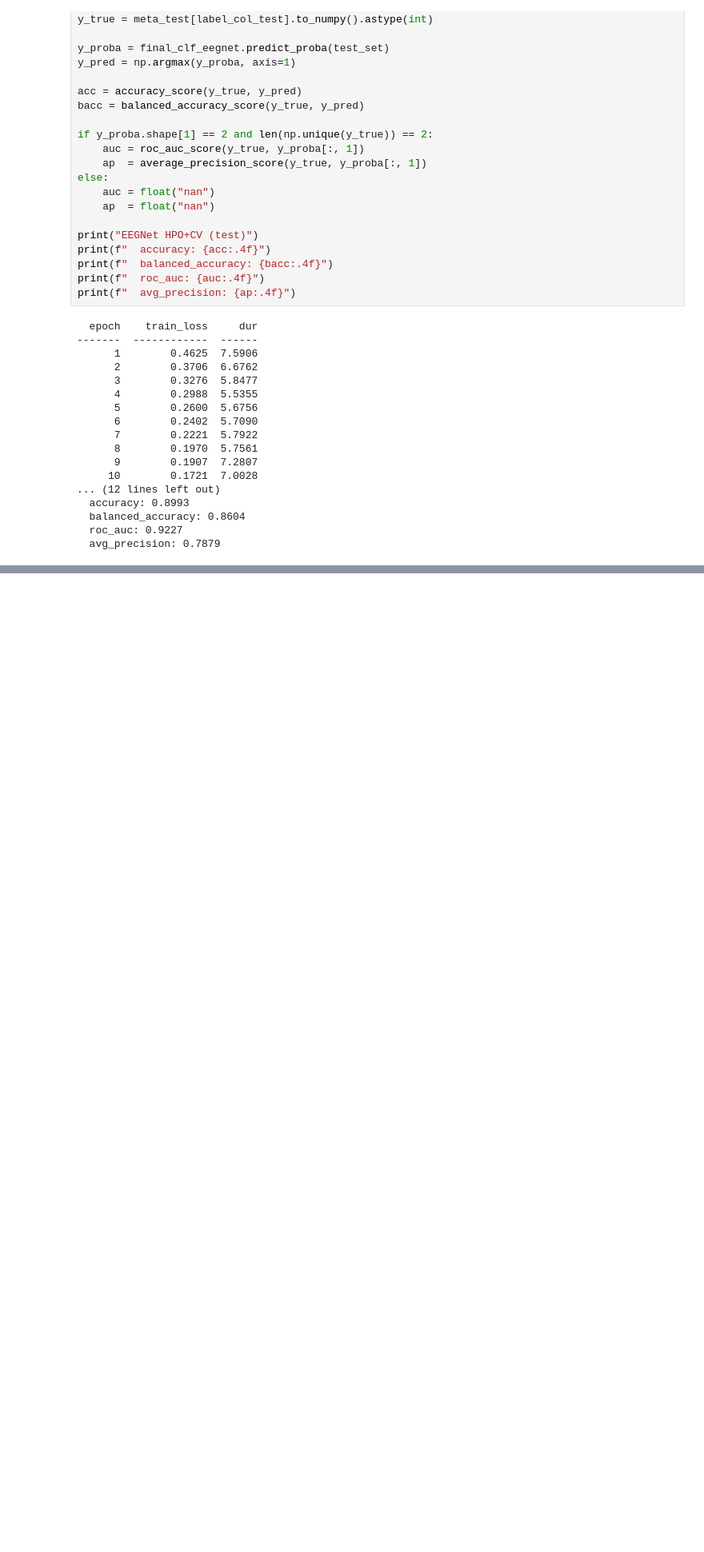
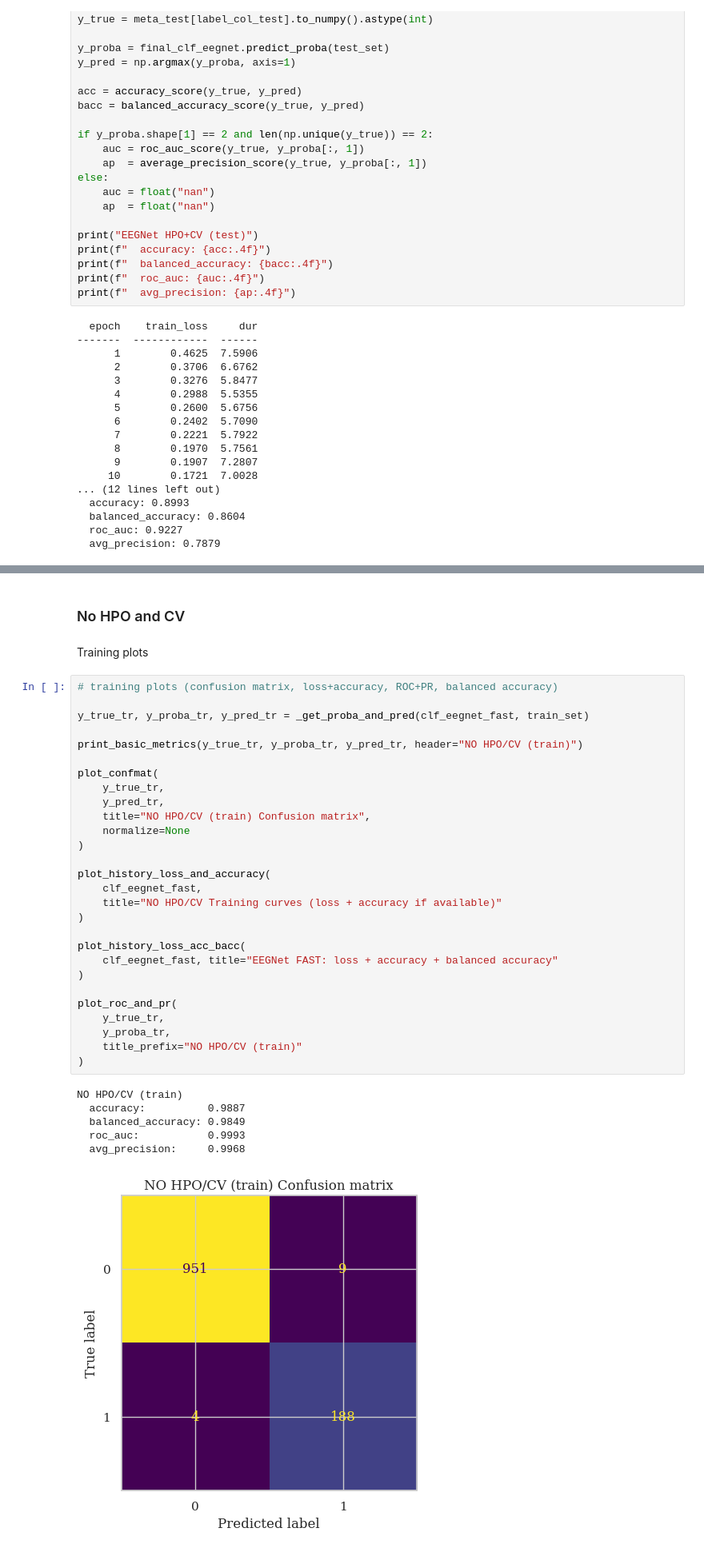
Before and after one commit to stratisvaldo/p300-personalisation-hyperscanning, a Jupyter notebook: Notebook/P300_pipeline_tutorial.ipynb, the cells around one changed output, grey strips where cells are left out. Shown at 80% size. Saved outputs shown, nothing was run; the diff lists cells and outputs as text; blank space fills up the shorter version.

Commit message:
added plots for eegnet part

```diff
--- a/Notebook/P300_pipeline_tutorial.ipynb
+++ b/Notebook/P300_pipeline_tutorial.ipynb
@@ -1678,0 +1964,39 @@ print(f"  avg_precision: {ap:.4f}")
+# %% [markdown]
+### No HPO and CV
+# %% [markdown]
+Training plots
+# %%
+# training plots (confusion matrix, loss+accuracy, ROC+PR, balanced accuracy)
+
+y_true_tr, y_proba_tr, y_pred_tr = _get_proba_and_pred(clf_eegnet_fast, train_set)
+
+print_basic_metrics(y_true_tr, y_proba_tr, y_pred_tr, header="NO HPO/CV (train)")
+
+plot_confmat(
+    y_true_tr,
+    y_pred_tr,
+    title="NO HPO/CV (train) Confusion matrix",
+    normalize=None
+)
+
+plot_history_loss_and_accuracy(
+    clf_eegnet_fast,
+    title="NO HPO/CV Training curves (loss + accuracy if available)"
+)
+
+plot_history_loss_acc_bacc(
+    clf_eegnet_fast, title="EEGNet FAST: loss + accuracy + balanced accuracy"
+)
+
+plot_roc_and_pr(
+    y_true_tr,
+    y_proba_tr,
+    title_prefix="NO HPO/CV (train)"
+)
+# %% [output]
+NO HPO/CV (train)
+  accuracy:          0.9887
+  balanced_accuracy: 0.9849
+  roc_auc:           0.9993
+  avg_precision:     0.9968
+[figure, added]
```
Also changed, not shown: parts of 17 cells of this notebook.
